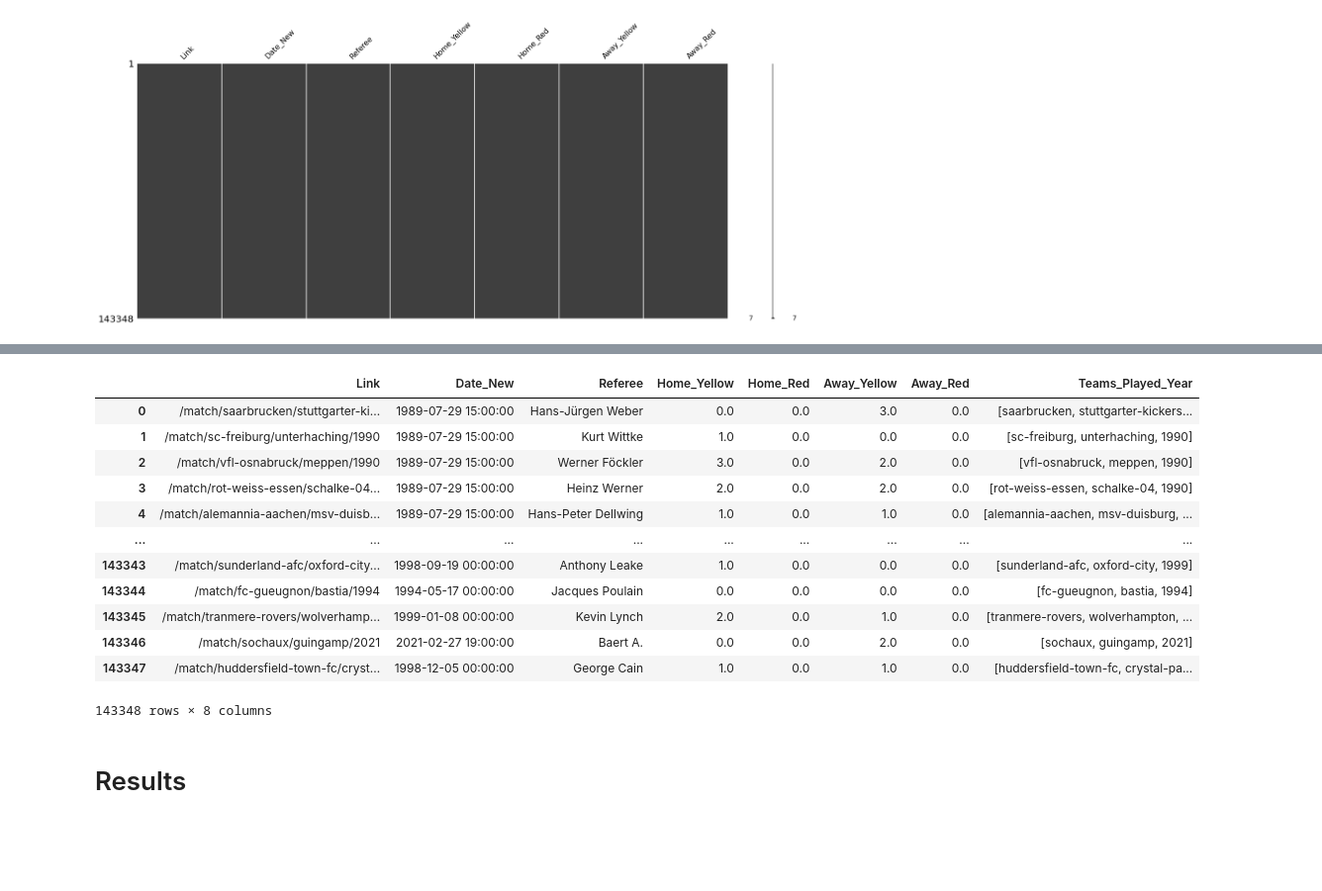
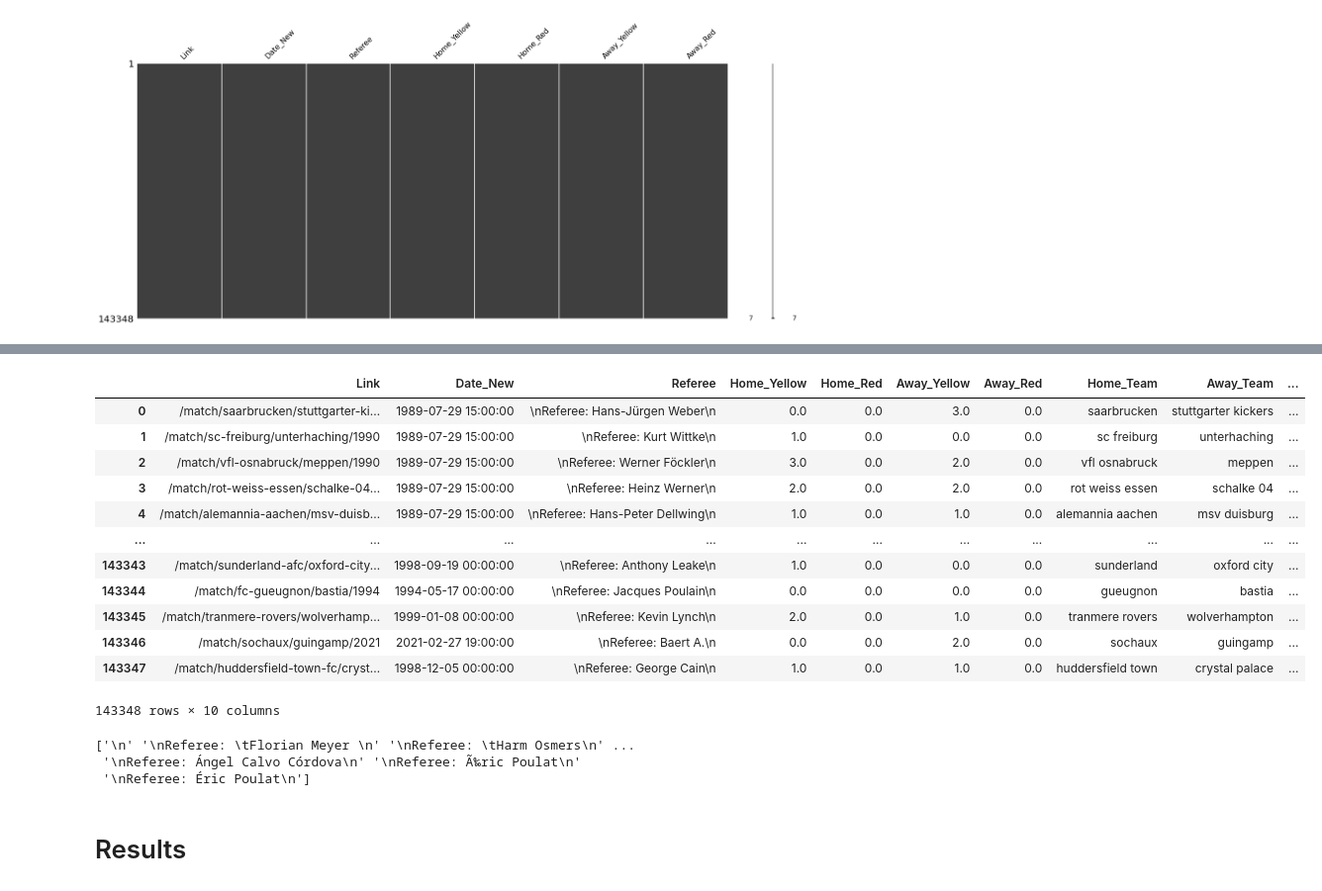
Before and after one commit to PascalLiPooKim/Football-prediction-model-project, a Jupyter notebook: footballPredictionModel.ipynb, the cells around one changed output, grey strips where cells are left out. Shown at 99% size. Cells and saved outputs as stored; diff of their text form; code cells hidden in the pictures; blank space fills up the shorter version.

```diff
--- a/footballPredictionModel.ipynb
+++ b/footballPredictionModel.ipynb
@@ -294,25 +294,43 @@ match_info_df
 143348 rows × 7 columns
-# %%
-teams_played_ls = []
-for i, row in match_info_df.iterrows():
-  teams_played_ls.append(row['Link'].split('/')[2:])
-
-match_info_df['Teams_Played_Year'] = teams_played_ls
-match_info_df
-# %% [output]
-|  | Link | Date_New | Referee | Home_Yellow | Home_Red | Away_Yellow | Away_Red | Teams_Played_Year |
-| 0 | /match/saarbrucken/stuttgarter-ki... | 1989-07-29 15:00:00 | Hans-Jürgen Weber | 0.0 | 0.0 | 3.0 | 0.0 | [saarbrucken, stuttgarter-kickers... |
-| 1 | /match/sc-freiburg/unterhaching/1990 | 1989-07-29 15:00:00 | Kurt Wittke | 1.0 | 0.0 | 0.0 | 0.0 | [sc-freiburg, unterhaching, 1990] |
-| 2 | /match/vfl-osnabruck/meppen/1990 | 1989-07-29 15:00:00 | Werner Föckler | 3.0 | 0.0 | 2.0 | 0.0 | [vfl-osnabruck, meppen, 1990] |
-| 3 | /match/rot-weiss-essen/schalke-04... | 1989-07-29 15:00:00 | Heinz Werner | 2.0 | 0.0 | 2.0 | 0.0 | [rot-weiss-essen, schalke-04, 1990] |
-| 4 | /match/alemannia-aachen/msv-duisb... | 1989-07-29 15:00:00 | Hans-Peter Dellwing | 1.0 | 0.0 | 1.0 | 0.0 | [alemannia-aachen, msv-duisburg, ... |
-| ... | ... | ... | ... | ... | ... | ... | ... | ... |
-| 143343 | /match/sunderland-afc/oxford-city... | 1998-09-19 00:00:00 | Anthony Leake | 1.0 | 0.0 | 0.0 | 0.0 | [sunderland-afc, oxford-city, 1999] |
-| 143344 | /match/fc-gueugnon/bastia/1994 | 1994-05-17 00:00:00 | Jacques Poulain | 0.0 | 0.0 | 0.0 | 0.0 | [fc-gueugnon, bastia, 1994] |
-| 143345 | /match/tranmere-rovers/wolverhamp... | 1999-01-08 00:00:00 | Kevin Lynch | 2.0 | 0.0 | 1.0 | 0.0 | [tranmere-rovers, wolverhampton, ... |
-| 143346 | /match/sochaux/guingamp/2021 | 2021-02-27 19:00:00 | Baert A. | 0.0 | 0.0 | 2.0 | 0.0 | [sochaux, guingamp, 2021] |
-| 143347 | /match/huddersfield-town-fc/cryst... | 1998-12-05 00:00:00 | George Cain | 1.0 | 0.0 | 1.0 | 0.0 | [huddersfield-town-fc, crystal-pa... |
-143348 rows × 8 columns
+# %%
+# teams_played_ls = []
+home_teams = []
+away_teams = []
+seasons = []
+for i, row in match_info_df.iterrows():
+  # teams_played_ls.append(row['Link'].split('/')[2:])
+  e = row['Link'].split('/')
+  home_teams.append(e[2].replace('-', ' ').replace('afc', '').replace('fc', ''))
+  away_teams.append(e[3].replace('-', ' ').replace('afc', '').replace('fc', ''))
+  seasons.append(e[4])
+
+# match_info_df['Teams_Played_Year'] = teams_played_ls
+match_info_df['Home_Team'] = home_teams
+match_info_df['Away_Team'] = away_teams
+match_info_df['Season'] = seasons
+match_info_df
+# %% [output]
+|  | Link | Date_New | Referee | Home_Yellow | Home_Red | Away_Yellow | Away_Red | Home_Team | Away_Team | ... |
+| 0 | /match/saarbrucken/stuttgarter-ki... | 1989-07-29 15:00:00 | \nReferee: Hans-Jürgen Weber\n | 0.0 | 0.0 | 3.0 | 0.0 | saarbrucken | stuttgarter kickers | ... |
+| 1 | /match/sc-freiburg/unterhaching/1990 | 1989-07-29 15:00:00 | \nReferee: Kurt Wittke\n | 1.0 | 0.0 | 0.0 | 0.0 | sc freiburg | unterhaching | ... |
+| 2 | /match/vfl-osnabruck/meppen/1990 | 1989-07-29 15:00:00 | \nReferee: Werner Föckler\n | 3.0 | 0.0 | 2.0 | 0.0 | vfl osnabruck | meppen | ... |
+| 3 | /match/rot-weiss-essen/schalke-04... | 1989-07-29 15:00:00 | \nReferee: Heinz Werner\n | 2.0 | 0.0 | 2.0 | 0.0 | rot weiss essen | schalke 04 | ... |
+| 4 | /match/alemannia-aachen/msv-duisb... | 1989-07-29 15:00:00 | \nReferee: Hans-Peter Dellwing\n | 1.0 | 0.0 | 1.0 | 0.0 | alemannia aachen | msv duisburg | ... |
+| ... | ... | ... | ... | ... | ... | ... | ... | ... | ... | ... |
+| 143343 | /match/sunderland-afc/oxford-city... | 1998-09-19 00:00:00 | \nReferee: Anthony Leake\n | 1.0 | 0.0 | 0.0 | 0.0 | sunderland | oxford city | ... |
+| 143344 | /match/fc-gueugnon/bastia/1994 | 1994-05-17 00:00:00 | \nReferee: Jacques Poulain\n | 0.0 | 0.0 | 0.0 | 0.0 | gueugnon | bastia | ... |
+| 143345 | /match/tranmere-rovers/wolverhamp... | 1999-01-08 00:00:00 | \nReferee: Kevin Lynch\n | 2.0 | 0.0 | 1.0 | 0.0 | tranmere rovers | wolverhampton | ... |
+| 143346 | /match/sochaux/guingamp/2021 | 2021-02-27 19:00:00 | \nReferee: Baert A.\n | 0.0 | 0.0 | 2.0 | 0.0 | sochaux | guingamp | ... |
+| 143347 | /match/huddersfield-town-fc/cryst... | 1998-12-05 00:00:00 | \nReferee: George Cain\n | 1.0 | 0.0 | 1.0 | 0.0 | huddersfield town | crystal palace | ... |
+143348 rows × 10 columns
+# %%
+ls = match_info_df['Referee'].unique()
+ls.sort()
+print(ls)
+# %% [output]
+['\n' '\nReferee: \tFlorian Meyer \n' '\nReferee: \tHarm Osmers\n' ...
+ '\nReferee: Ángel Calvo Córdova\n' '\nReferee: Ã‰ric Poulat\n'
+ '\nReferee: Éric Poulat\n']
 # %% [markdown]
 # Results
 # %% [markdown]
```
Also changed, not shown: parts of 2 cells of this notebook.
